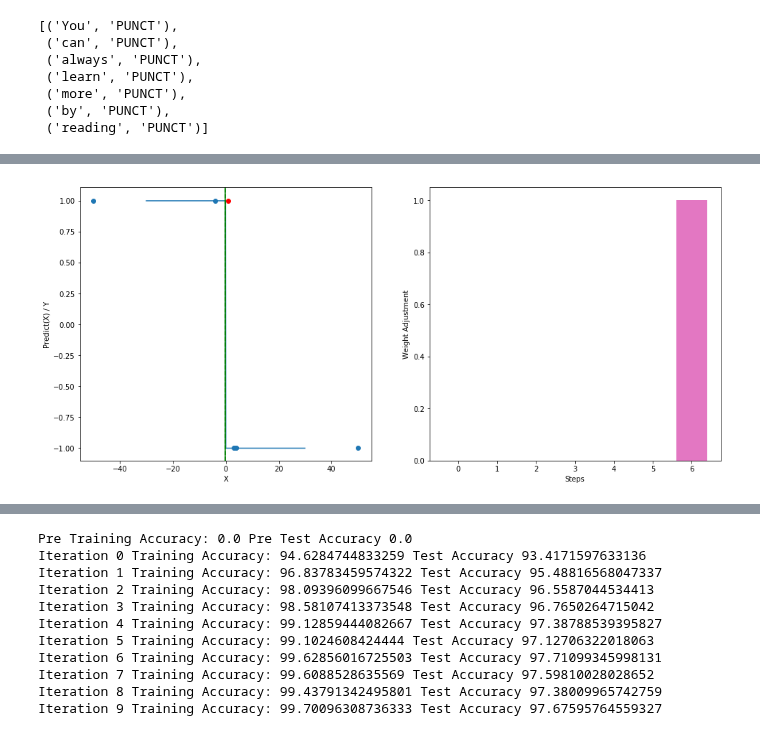
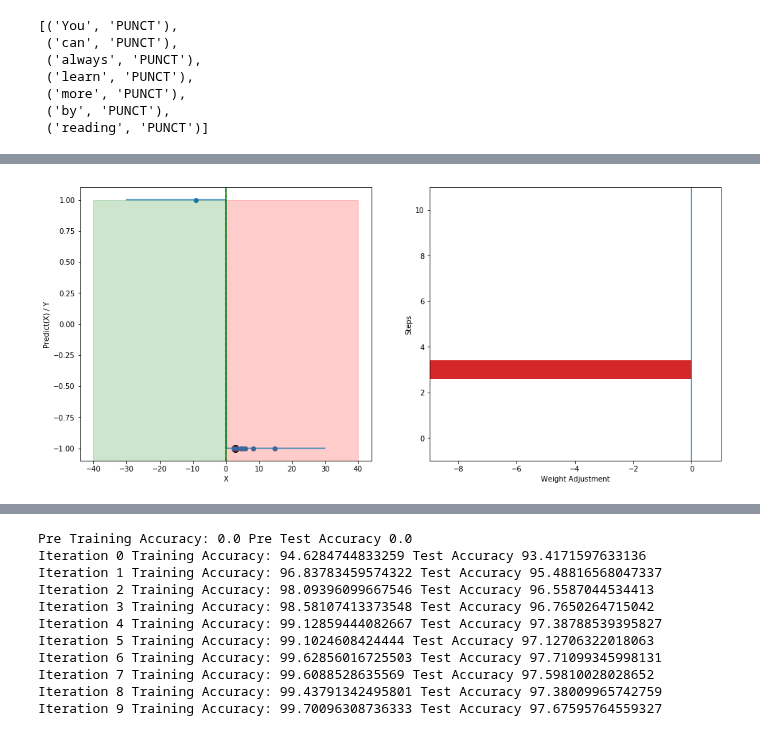
Before and after one commit to jupytercon2017user/jupytercon-2017, a Jupyter notebook: tutorial/POS-Tagging.ipynb, the cells around one changed output, grey strips where cells are left out. Cells and saved outputs as stored; diff of their text form; code cells hidden in the pictures.

Commit message:
Sync from DataScience jupyter

```diff
--- a/tutorial/POS-Tagging.ipynb
+++ b/tutorial/POS-Tagging.ipynb
@@ -275,7 +279,7 @@ def return_documents():
     corpus = dataset.data
     return corpus
 
-def tokenize_and_tag_documents(documents, nlp, sep_char="|"):
+def tokenize_and_tag_documents(documents, nlp, sep_char="||||"):
     pass
 
 def build_model(tokenized_docs):
@@ -550,16 +588,18 @@ class PerceptronClassifier(object):
 # %%
 #generate some data
+def generate_data(dim=1, N=1000):
+    dim = 1
+    true_b = np.random.normal(0, 2)
+    X = np.random.normal(0, 10, size=(1000, dim))
+    true_w = np.random.normal(0, 2, size=(dim,))
 
-dim = 1
-true_b = 5.0
-X = np.random.normal(0, 10, size=(1000, dim))
-true_w = np.random.normal(0, 3, size=(dim,))
+    labels = (np.dot(X, true_w) > true_b).astype(float)
+    labels[np.where(labels==0)] = -1
+    return X, labels, true_w, true_b
 
-labels = (np.dot(X, true_w) > true_b).astype(float)
-labels[np.where(labels==0)] = -1
-
+X, labels, true_w, true_b = generate_data()
 b = PerceptronClassifier()
-b.fit(X, labels, epochs=1000)
+b.fit(X, labels, epochs=100)
 
 acc_rate = (((b.predict(X) * labels) > 0).mean())
 print("Training Accuracy Rate: {}".format(acc_rate))
@@ -571,6 +611,8 @@ from IPython.display import clear_output, display
 
 class PerceptronAnimator(object):
     def __init__(self, X, y, true_w, true_b):
+        self.y_min = -1.1
+        self.y_max = 1.1
         self.row_i = 0
         self.advance_button = Button(description="Advance")
         self.advance_button.on_click(self.advance)
@@ -587,6 +629,7 @@ class PerceptronAnimator(object):
         self.errors = []
         self.advance(self.advance_button)
 
+
     def get_data(self, row_i):
         return self.X[:row_i], self.y[:row_i]
 
@@ -597,10 +640,11 @@ class PerceptronAnimator(object):
 
     def make_plots(self, ):
         f, (ax1, ax2) = plt.subplots(1, 2, figsize=(16, 7))
+        ax1.set_ylim(self.y_min, self.y_max)
         ax1.set_xlabel("X")
         ax1.set_ylabel("Predict(X) / Y")
-        ax2.set_xlabel("Steps")
-        ax2.set_ylabel("Weight Adjustment")
+        ax2.set_ylabel("Steps")
+        ax2.set_xlabel("Weight Adjustment")
         return ax1, ax2
 
     def advance(self, b):
@@ -614,10 +658,12 @@ class PerceptronAnimator(object):
         self.plot_errors(ax2)
 
     def reverse(self, b):
+        ax1, ax2 = self.make_plots()
         if self.row_i > 0:
-            x, y, ax1, ax2 = self.display_next(ax1)
-            threshold, error = self.display_state(x, y, ax1)
             self.row_i -= 1
+            x, y, ax1 = self.display_next(ax1)
+            threshold, error, ax1 = self.display_state(x, y, ax1)
+
             self.thresholds = self.thresholds[:-1]
             self.display_thresholds(ax)
             self.errors = self.errors[:-1]
@@ -626,34 +672,60 @@ class PerceptronAnimator(object):
     def plot_errors(self, ax):
 
         for i, err in enumerate(self.errors):
-            ax.bar(i, err)
+            ax.barh(i, err)
+        ax.set_ylim(-1, len(self.errors) + 2)
+        ax.set_xlim(min(-1, min(self.errors)), max(1, max(self.errors)))
+        ax.axvline(0)
     def display_thresholds(self, ax):
         if len(self.thresholds) == 1:
-            ax.axvline(self.thresholds[0], color='green')
+            ax.axvline(self.thresholds[0], color='green', label='current threshold value')
         elif len(self.thresholds) > 1:
-            ax.axvline(self.thresholds[-1], color='green')
-            ax.axvline(self.thresholds[-2], color='green', linestyle="--")
-
+            ax.axvline(self.thresholds[-1], color='green', label='current threshold value')
+            ax.axvline(self.thresholds[-2], color='green', linestyle="--", label='last threshold value')
+        plt.legend()
 
     def display_next(self, ax):
         x, y = self.get_data(self.row_i +1)
+        model = self.get_model(x[:-1], y[:-1])
         x, y = x[-1], y[-1]
-        ax.scatter(x, y, color='red')
+        correct = int(y) == int(model.predict(x))
+
+        #raise ValueError("")
+        if correct:
+            ax.scatter(x, y, color='black', s=100.)
+        else:
+            ax.scatter(x, y, color='black', s=100., marker = 'X')
         return x, y, ax
 
 
     def display_state(self, next_x, next_y, ax):
+
+
         clear_output()
         X, Y = self.get_data(self.row_i)
         model = self.get_model(X, Y)
         threshold = self.find_threshold(model)
+        color_direction = self.pick_color_direction(model, threshold[-1])
         ax.scatter(X, Y)
         x_, y_ = self.make_line(ax, model)
         ax.plot(x_, y_)
 
         error = self.update_text_box(model, next_x, next_y)
+        plt.legend()
+        ax = self.shade_plot(threshold[-1], ax, color_direction)
+        return threshold, error, ax
 
-        return threshold, error, ax
+    def shade_plot(self, threshold, ax, color_direction):
+        y = range(int(self.y_min - 1), int(self.y_max + 1))
+        min_x = min(ax.get_xticks())
+        max_x = max(ax.get_xticks())
+        if color_direction:
+            ax.fill_betweenx(y, threshold, max_x, color='green', alpha=.2)
+            ax.fill_betweenx(y, min_x, threshold, color='red', alpha=.2)
+        else:
+            ax.fill_betweenx(y, threshold, max_x, color='red', alpha=.2)
+            ax.fill_betweenx(y, min_x, threshold, color='green', alpha=.2)
+        return ax
 
 
     def update_text_box(self, model, next_x, next_y):
@@ -667,13 +739,17 @@ class PerceptronAnimator(object):
         msg += "\n"
         msg +="True weights: {}".format(self.true_w)
         msg += "\n"
+        msg += "Current x: {}".format(next_x)
+        msg += "\n"
         msg += "Current bias: {}".format(model.bias)
         msg += "\n"
         msg +="Current weights: {}".format(model.weights)
         msg += "\n"
-        msg += "Prediction of Next Point: {}".format(next_pred)
+        msg +="Current Score: {0} * {1} + {2} = {3}".format(next_x, model.weights, model.bias, model.predict_score(next_x))
         msg += "\n"
-        msg += "Label of Next Point: {}".format(next_y)
+        msg += "Current Prediction: {}".format(next_pred)
+        msg += "\n"
+        msg += "Current True Label: {}".format(int(next_y))
         msg += "\n"
         msg += "Error: {}".format(error)
         msg += "\n"
@@ -693,12 +769,18 @@ class PerceptronAnimator(object):
 
     def find_threshold(self, model):
         x_range = np.array([i/10. for i in range(-300, 300)])[:, np.newaxis]
-        y = abs(model.predict(x_range))
+        y = abs(model.predict_score(x_range))
 
         idx = abs(y).argmin()
         return x_range[idx]
 
+    def pick_color_direction(self, model, threshold):
+        if model.predict(threshold + 1) > 0:
+            return True
+        else:
+            return False
 
-X_vals = np.array([3, 4, 4, -50, -4,50, 1, -1])[:, np.newaxis]
-p = PerceptronAnimator(X_vals, labels, true_w, true_b)
+
+X, labels, true_w, true_b = generate_data()
+p = PerceptronAnimator(X, labels, true_w, true_b)
 # %% [output]
@@ -714,4 +798,4 @@ Weights Update: [ 1.]
-[figure, old version]
+[figure, new version]
 # %% [markdown]
 What/how the model learns is sensitive to the ordering of the Xs. If X is multidimensional, and the last value is an outlier, our updates can be large, throwing the weights out of wack.
 
```
Also changed, not shown: parts of 21 cells of this notebook, 2 other files.
